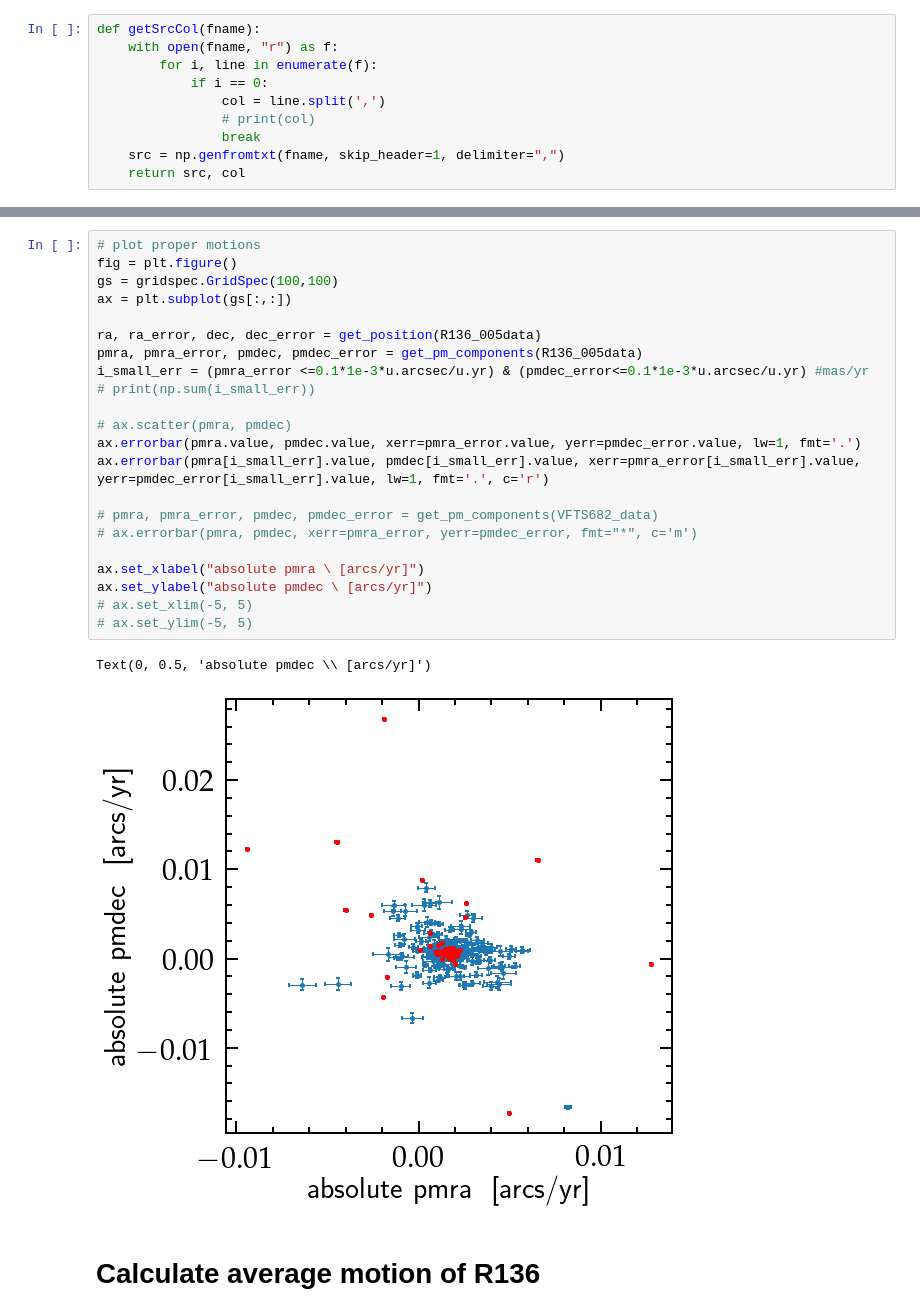
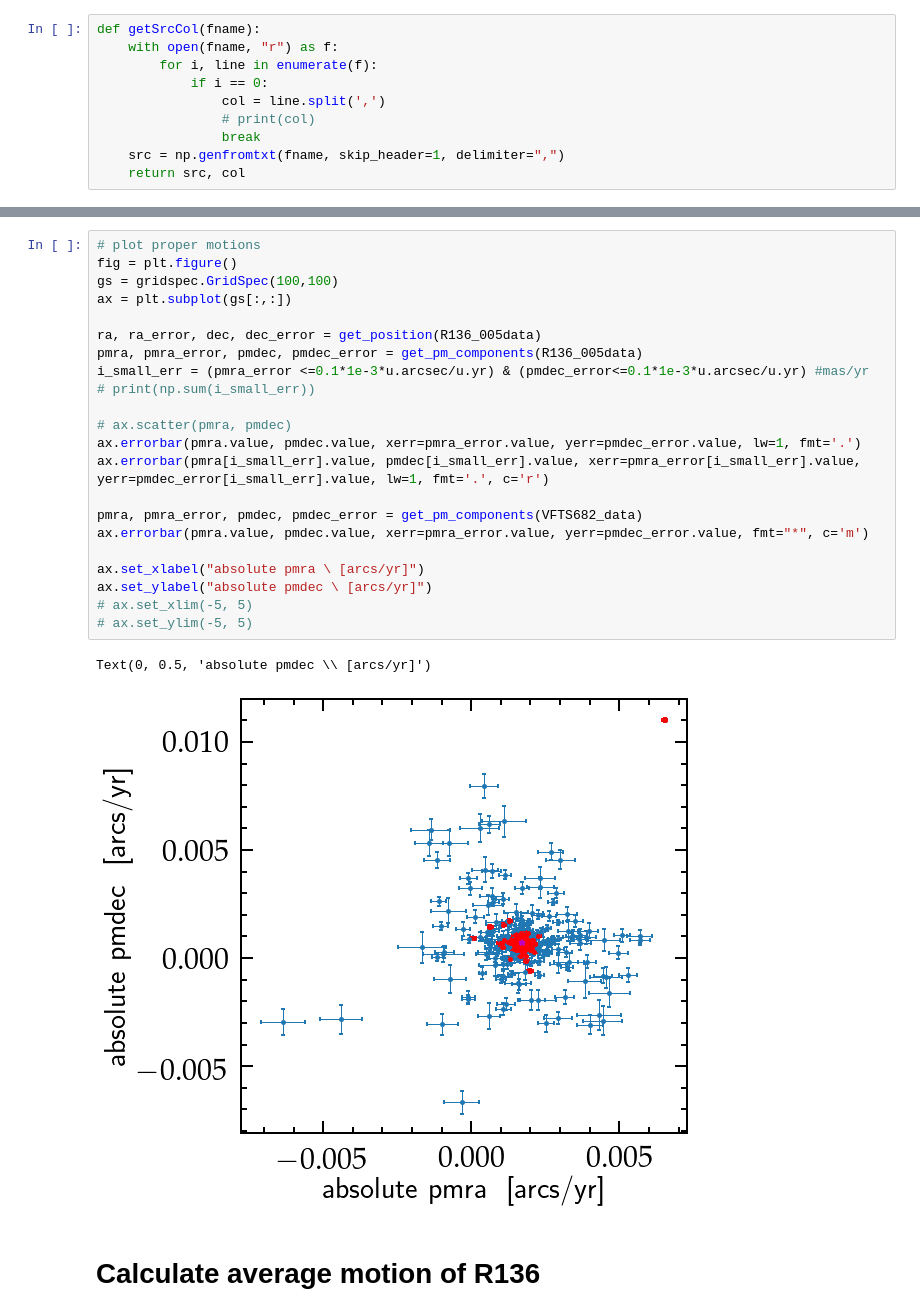
Before and after one commit to mathren/vfts682, a Jupyter notebook: scripts/EDR3.ipynb, the cells around one changed output, grey strips where cells are left out. Drawn from its saved outputs; the diff is of its cells as text.

```diff
--- a/scripts/EDR3.ipynb
+++ b/scripts/EDR3.ipynb
@@ -97,28 +100,28 @@ Text(0, 0.5, 'DEC (J2000)')
 # %%
 # plot proper motions
 fig = plt.figure()
 gs = gridspec.GridSpec(100,100)
 ax = plt.subplot(gs[:,:])
 
 ra, ra_error, dec, dec_error = get_position(R136_005data)
 pmra, pmra_error, pmdec, pmdec_error = get_pm_components(R136_005data)
 i_small_err = (pmra_error <=0.1*1e-3*u.arcsec/u.yr) & (pmdec_error<=0.1*1e-3*u.arcsec/u.yr) #mas/yr
 # print(np.sum(i_small_err))
 
 # ax.scatter(pmra, pmdec)
 ax.errorbar(pmra.value, pmdec.value, xerr=pmra_error.value, yerr=pmdec_error.value, lw=1, fmt='.')
 ax.errorbar(pmra[i_small_err].value, pmdec[i_small_err].value, xerr=pmra_error[i_small_err].value, yerr=pmdec_error[i_small_err].value, lw=1, fmt='.', c='r')
 
-# pmra, pmra_error, pmdec, pmdec_error = get_pm_components(VFTS682_data)
-# ax.errorbar(pmra, pmdec, xerr=pmra_error, yerr=pmdec_error, fmt="*", c='m')
+pmra, pmra_error, pmdec, pmdec_error = get_pm_components(VFTS682_data)
+ax.errorbar(pmra.value, pmdec.value, xerr=pmra_error.value, yerr=pmdec_error.value, fmt="*", c='m')
 
 ax.set_xlabel("absolute pmra \ [arcs/yr]")
 ax.set_ylabel("absolute pmdec \ [arcs/yr]")
 # ax.set_xlim(-5, 5)
 # ax.set_ylim(-5, 5)
 # %% [output]
 Text(0, 0.5, 'absolute pmdec \\ [arcs/yr]')
-[figure, old version]
+[figure, new version]
 # %% [markdown]
 # Calculate average motion of R136
 # %%
```
Also changed, not shown: parts of 5 cells of this notebook, 7 other files.
